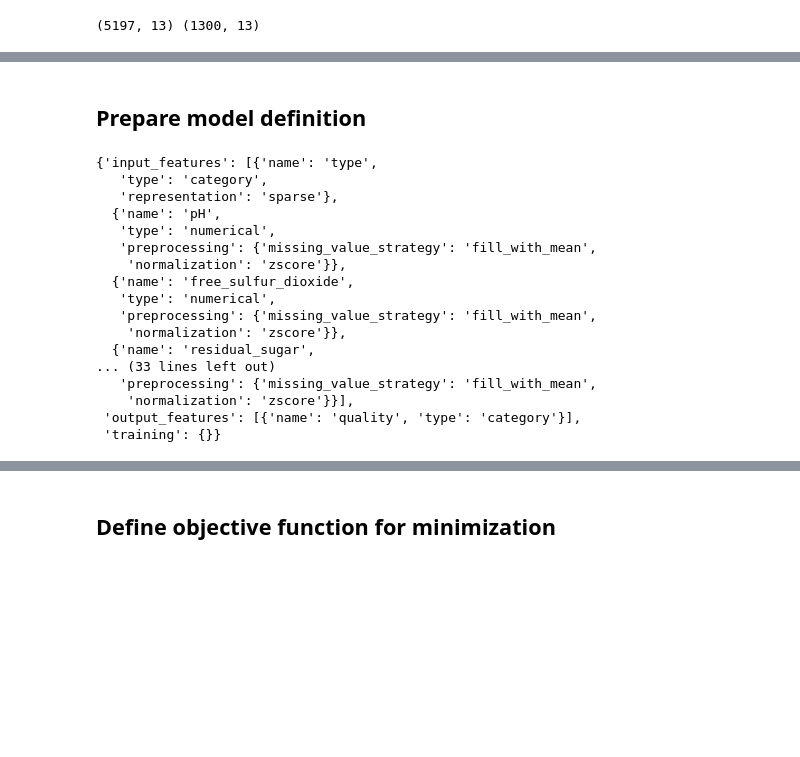
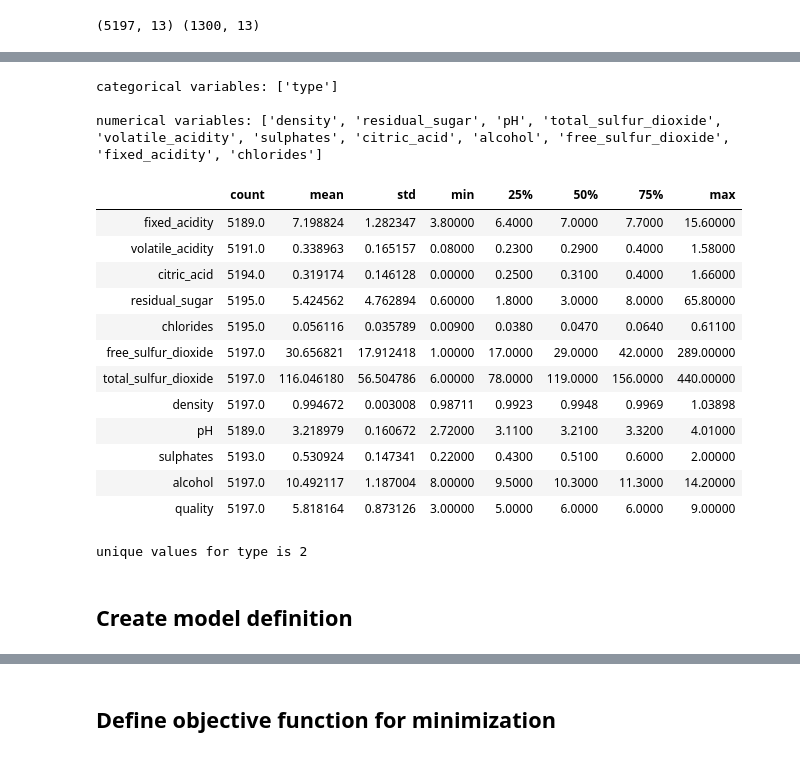
Before and after one commit to ludwig-ai/ludwig, a Jupyter notebook: examples/hyperopt/model_hyperopt_example.ipynb, the cells around one changed output, grey strips where cells are left out. Saved outputs shown, nothing was run; the diff lists cells and outputs as text; code cells hidden in the pictures; blank space fills up the shorter version.

```diff
--- a/examples/hyperopt/model_hyperopt_example.ipynb
+++ b/examples/hyperopt/model_hyperopt_example.ipynb
@@ -108,7 +83,7 @@ raw_df.describe().T
 # %% [markdown]
 ## Create training and test data sets
 # %%
-train_df, vald_df = train_test_split(raw_df, test_size = 0.2, random_state=13)
+train_df, vald_df = train_test_split(raw_df, test_size = 0.2, random_state=13, stratify=raw_df['quality'])
 print(train_df.shape, vald_df.shape)
 # %% [output]
 (5197, 13) (1300, 13)
@@ -115,5 +112,46 @@ print(train_df.shape, vald_df.shape)
+# %%
+# isolate the predictor variables only
+predictor_vars = list(set(raw_df.columns) - set(['quality']))
+
+#extract categorical variables
+categorical_vars = []
+for p in predictor_vars:
+    if raw_df[p].dtype == 'object':
+        categorical_vars.append(p)
+
+print("categorical variables:", categorical_vars,'\n')
+
+# get numerical variables
+numerical_vars = list(set(predictor_vars) - set(categorical_vars))
+
+print("numerical variables:", numerical_vars,"\n")
+# %% [output]
+categorical variables: ['type']
+
+numerical variables: ['density', 'residual_sugar', 'pH', 'total_sulfur_dioxide', 'volatile_acidity', 'sulphates', 'citric_acid', 'alcohol', 'free_sulfur_dioxide', 'fixed_acidity', 'chlorides']
+# %%
+train_df.describe().T
+# %% [output]
+|  | count | mean | std | min | 25% | 50% | 75% | max |
+| fixed_acidity | 5189.0 | 7.198824 | 1.282347 | 3.80000 | 6.4000 | 7.0000 | 7.7000 | 15.60000 |
+| volatile_acidity | 5191.0 | 0.338963 | 0.165157 | 0.08000 | 0.2300 | 0.2900 | 0.4000 | 1.58000 |
+| citric_acid | 5194.0 | 0.319174 | 0.146128 | 0.00000 | 0.2500 | 0.3100 | 0.4000 | 1.66000 |
+| residual_sugar | 5195.0 | 5.424562 | 4.762894 | 0.60000 | 1.8000 | 3.0000 | 8.0000 | 65.80000 |
+| chlorides | 5195.0 | 0.056116 | 0.035789 | 0.00900 | 0.0380 | 0.0470 | 0.0640 | 0.61100 |
+| free_sulfur_dioxide | 5197.0 | 30.656821 | 17.912418 | 1.00000 | 17.0000 | 29.0000 | 42.0000 | 289.00000 |
+| total_sulfur_dioxide | 5197.0 | 116.046180 | 56.504786 | 6.00000 | 78.0000 | 119.0000 | 156.0000 | 440.00000 |
+| density | 5197.0 | 0.994672 | 0.003008 | 0.98711 | 0.9923 | 0.9948 | 0.9969 | 1.03898 |
+| pH | 5189.0 | 3.218979 | 0.160672 | 2.72000 | 3.1100 | 3.2100 | 3.3200 | 4.01000 |
+| sulphates | 5193.0 | 0.530924 | 0.147341 | 0.22000 | 0.4300 | 0.5100 | 0.6000 | 2.00000 |
+| alcohol | 5197.0 | 10.492117 | 1.187004 | 8.00000 | 9.5000 | 10.3000 | 11.3000 | 14.20000 |
+| quality | 5197.0 | 5.818164 | 0.873126 | 3.00000 | 5.0000 | 6.0000 | 6.0000 | 9.00000 |
+# %%
+for p in categorical_vars:
+    print("unique values for",p,"is",train_df[p].nunique())
+# %% [output]
+unique values for type is 2
 # %% [markdown]
-## Prepare model definition
+## Create model definition
 # %%
 # template for model definition
 model_definition = {'input_features':[], 'output_features': [], 'training':{}}
@@ -145,23 +170,3 @@ for p in numerical_vars:
 
 # set up output variable
 model_definition['output_features'].append({'name': 'quality', 'type':'category'})
-# %%
-model_definition
-# %% [output]
-{'input_features': [{'name': 'type',
-   'type': 'category',
-   'representation': 'sparse'},
-  {'name': 'pH',
-   'type': 'numerical',
-   'preprocessing': {'missing_value_strategy': 'fill_with_mean',
-    'normalization': 'zscore'}},
-  {'name': 'free_sulfur_dioxide',
-   'type': 'numerical',
-   'preprocessing': {'missing_value_strategy': 'fill_with_mean',
-    'normalization': 'zscore'}},
-  {'name': 'residual_sugar',
-... (33 lines left out)
-   'preprocessing': {'missing_value_strategy': 'fill_with_mean',
-    'normalization': 'zscore'}}],
- 'output_features': [{'name': 'quality', 'type': 'category'}],
- 'training': {}}
```
Also changed, not shown: parts of 16 cells of this notebook.
